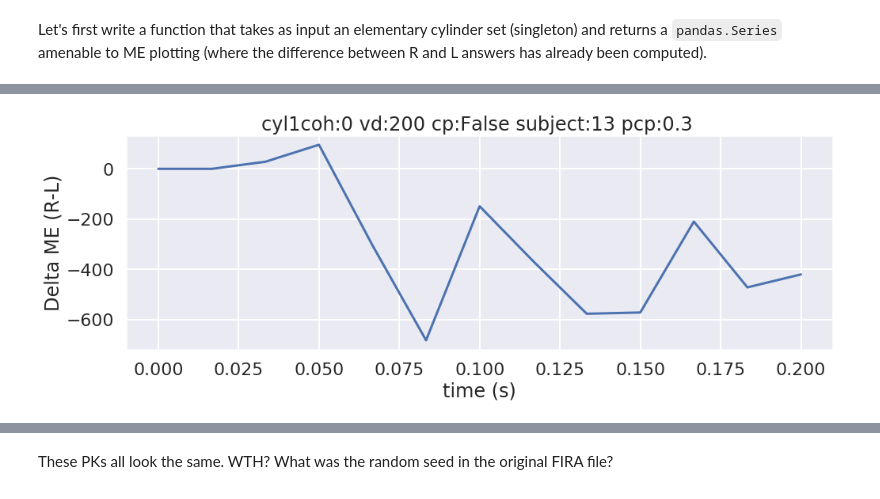
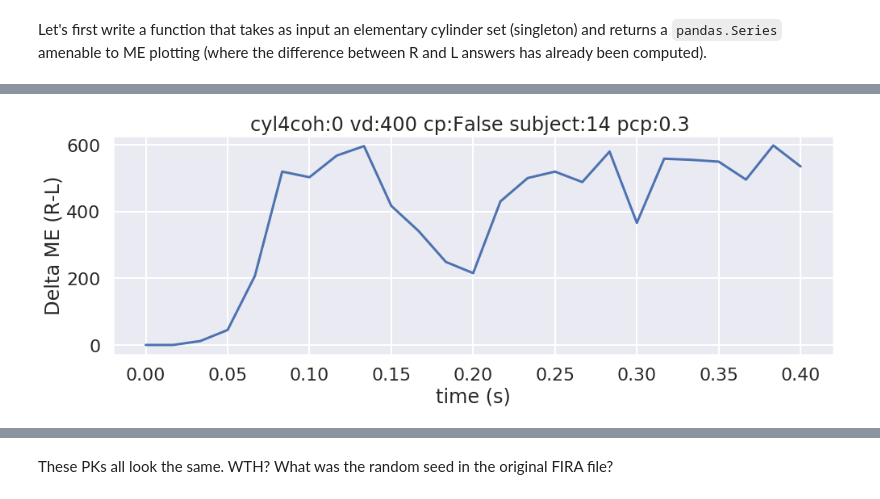
Before and after one commit to aernesto/motion_energy_Adrian, a Jupyter notebook: Python/notebooks/ME_Fall_2019_II.ipynb, the cells around one changed output, grey strips where cells are left out. Cells and saved outputs as stored; diff of their text form; code cells hidden in the pictures.

```diff
--- a/Python/notebooks/ME_Fall_2019_II.ipynb
+++ b/Python/notebooks/ME_Fall_2019_II.ipynb
@@ -125,10 +77,11 @@ def build_cyl(cyl_tuple):
 # %%
 CYLINDERS = (
-    (('coh', (0,), 'vd', (100,), 'cp', (False,), 'subject', (13,), 'pcp', (.3,)), True),     # 0
-    (('coh', (0,), 'vd', (200,), 'cp', (False,), 'subject', (13,), 'pcp', (.3,)), True),     # 1
-    (('coh', (0,), 'vd', (250,), 'cp', (False,), 'subject', (13,), 'pcp', (.3,)), True),     # 2
-    (('coh', (0,), 'vd', (300,), 'cp', (False,), 'subject', (13,), 'pcp', (.3,)), True),     # 3
-    (('coh', (0,), 'vd', (400,), 'cp', (False,), 'subject', (13,), 'pcp', (.3,)), True),     # 4
-    (('coh', (0,), 'vd', (400,), 'cp', (False,), 'subject', (11,), 'pcp', (.3,)), True),     # 4
-    (('coh', (0,), 'vd', (400,), 'cp', (False,), 'subject', (12,), 'pcp', (.3,)), True),
+    (('coh', (0,), 'vd', (100,), 'cp', (False,), 'subject', (14,), 'pcp', (.3,)), True),     # 0
+    (('coh', (0,), 'vd', (400,), 'cp', (True,), 'dir', ('left',), 'subject', (14,), 'pcp', (.3,)), True),     # 1
+    (('coh', (0,), 'vd', (250,), 'cp', (False,), 'subject', (14,), 'pcp', (.3,)), True),     # 2
+    (('coh', (0,), 'vd', (300,), 'cp', (False,), 'subject', (14,), 'pcp', (.3,)), True),     # 3
+    (('coh', (0,), 'vd', (400,), 'cp', (False,), 'subject', (14,), 'pcp', (.3,)), True),     # 4
+    (('coh', (0,), 'vd', (400,), 'cp', (False,), 'subject', (14,), 'pcp', (.3,)), True),     # 4
+    (('coh', (0,), 'vd', (400,), 'cp', (False,), 'subject', (14,), 'pcp', (.3,)), True),
 )
+first_args = db_info, 50, CYLINDERS, obj_names, file_path
@@ -158,5 +100,5 @@ plot_cyl(0)
 # %%
 # less than a minute
-plot_cyl(1)
+my_me.plot_cyl(*first_args, 4, real=False)
 # %% [output]
-[figure, old version]
+[figure, new version]
```
Also changed, not shown: parts of 19 cells of this notebook, 2 other files.
